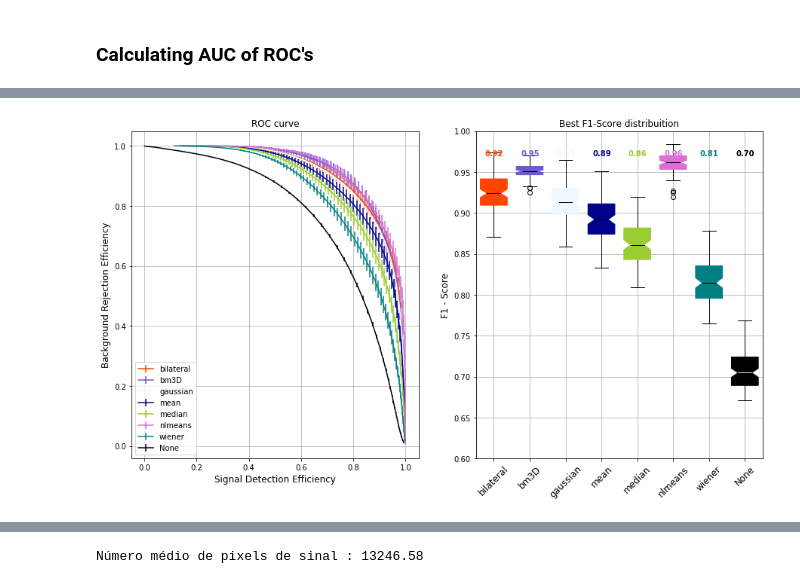
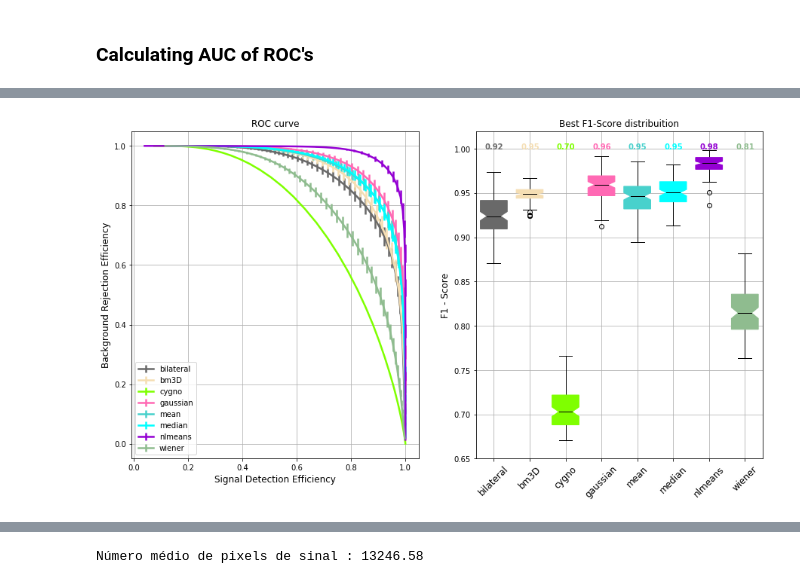
Before and after one commit to Gui1402/filtering_cygnus, a Jupyter notebook: notebooks/new_results.ipynb, the cells around one changed output, grey strips where cells are left out. Saved outputs shown, nothing was run; the diff lists cells and outputs as text; code cells hidden in the pictures.

```diff
--- a/notebooks/new_results.ipynb
+++ b/notebooks/new_results.ipynb
@@ -38,0 +61,3 @@ curves.shape
+# %%
+curves_cygno = np.array(data_cygno['ROC']['array'])
+curves_cygno.shape
@@ -38,0 +66,2 @@ curves.shape
+# %%
+curves = np.append(curves, curves_cygno, axis=3)
@@ -43,5 +76,10 @@ bg_eff = curves[:,1,:,:]
 sg_eff_mean, bg_eff_mean = sg_eff.mean(axis = 0), bg_eff.mean(axis = 0)
 sg_eff_std, bg_eff_std = sg_eff.std(axis = 0), bg_eff.std(axis = 0)
 # %%
-names = data['Filter_name'][0:8]
-params = data['Filter_parameter'][0:8]
+names = []
+params = []
+names = data['Filter_name'][0:curves.shape[3]-1]
+params = data['Filter_parameter'][0:curves.shape[3]-1]
+# %%
+names.append('cygno')
+params.append(' ')
@@ -89,20 +99,25 @@ plt.ylim([0.8,1])
 # %%
-np.random.seed(3)
+np.random.seed(287)
 fig,ax = plt.subplots(1,2, figsize=(15,8))
 filter_names = np.unique(names)
 colors_index = np.random.randint(low=0, high=len(color_names), size=len(filter_names))
 best_times = []
-ind_none = np.where((np.array(names)=='mean'))[0][0]
+select_signals = []
 for i,filter_name in list(enumerate(filter_names)):
     index = np.where(filter_name == np.array(names))[0]
     best_index = index[f1_best_scores[index].argmax()]
-    best_time = time[best_index, :].astype(np.int64).mean()
+    best_time = time[best_index, :].astype(np.int64).mean()/(10**9)
     c = color_names[colors_index[i]]
+
+    x = bg_eff_mean[:, best_index]
+    y = sg_eff_mean[:, best_index]
+    f_xy = interp1d(x, y, fill_value='extrapolate')
+    select_signals.append(f_xy(0.99))
     ax[0].errorbar(sg_eff_mean[:, best_index],
                  bg_eff_mean[:, best_index],
                  yerr = bg_eff_std[:, best_index]/np.sqrt(100),
                  label = names[best_index],
-                 color = c)
+                 color = c, linewidth = 2.5)
     ax[1].boxplot(f1_score_best_per_image[:, best_index],
                   positions = [i],
                   patch_artist=True,
@@ -113,82 +128,24 @@ for i,filter_name in list(enumerate(filter_names)):
                   flierprops=dict(color='black', markeredgecolor='black'),
                   medianprops=dict(color='black'),
                   widths = 0.75)
-    ax[1].text(i-0.25, 0.97,
+    ax[1].text(i-0.25, 1,
                str('%.2f'%np.median(f1_score_best_per_image[:, best_index])),
                color = c,
                fontweight = 'black')
-    #ax[1].set_xlim(-0.5, 7.5)
-    ## plot points
-    #f_sg_bg = interp1d(sg_eff_mean[:, best_index], bg_eff_mean[:, best_index])
-    #f_bg_sg = interp1d(bg_eff_mean[:, best_index], sg_eff_mean[:, best_index])
-
-    #f_sg_en = interp1d(sg_eff_mean[:, best_index], abs(energy_mean[:, best_index]))
-    #sg_detection = f_bg_sg(0.99)
-    #ax[0].plot(sg_detection, 0.99, 'sk', alpha = 0.6)
-    print(filter_name + ': \n' +
-          str(params[best_index]) +
-          '-' +
-          str('%.3f'%np.mean(f1_score_best_per_image[:, best_index])) +
-          '+' +
-          str('%.2f'%np.std(f1_score_best_per_image[:, best_index])) +
-          '- ' +
-          str(int(best_time)) +
-          '- sg (%) : ' +
-          #str(sg_detection) +
-          #" - energy :" +
-          #str(f_sg_en(sg_detection)))
 
 
+    print(filter_name + ': \n' + str(params[best_index]) + '\n Time :' + str(int(best_time)))
 
 
-ax[0].errorbar(sg_eff_mean[:, ind_none],
-               bg_eff_mean[:, ind_none],
-               yerr = bg_eff_std[:, ind_none]/np.sqrt(100),
-               label = 'None',
-               color = 'black')
-ax[1].boxplot(f1_score_best_per_image[:, ind_none],
-              positions = [i+1],
-              patch_artist=True,
-              notch = True,
-              boxprops=dict(facecolor='black', color='black'),
-              capprops=dict(color='black'),
-              whiskerprops=dict(color='black'),
-              flierprops=dict(color='black', markeredgecolor='black'),
-              medianprops=dict(color='white'),
-              widths = 0.75)
-ax[1].text(i+1-0.25, 0.97,
-               str('%.2f'%np.median(f1_score_best_per_image[:, ind_none])),
-               color = 'black',
-               fontweight = 'black')
-
-#f_sg_bg = interp1d(sg_eff_mean[:, ind_none], bg_eff_mean[:, ind_none])
-#f_bg_sg = interp1d(bg_eff_mean[:, ind_none], sg_eff_mean[:, ind_none])
-#f_sg_en = interp1d(sg_eff_mean[:, ind_none], abs(energy_mean[:, ind_none]))
-#print('None' + ': ' +
-#      str(params[ind_none]) +
-#      '-' +
-#      str('%.3f'%np.mean(f1_score_best_per_image[:, ind_none])) +
-#      '+' +
-#      str('%.2f'%np.std(f1_score_best_per_image[:, ind_none])) +
-#      '- ' +
-#      str(int(best_time)) +
-#      '- sg (%) : ' +
-#      str(f_bg_sg(0.99)) +
-#      '- en : '+
-#      str(f_sg_en(sg_detection)))
-
-#ax[0].plot(f_bg_sg(0.99),0.99, 'sk', alpha = 0.6, label = '99% Background Rejection')
-
-#ax[1].set_xticks(range(0, len(filter_names), filter_names)
 ax[0].set_xlabel('Signal Detection Efficiency', fontsize=12)
 ax[0].set_ylabel('Background Rejection Efficiency', fontsize=12)
 ax[0].grid()
 ax[0].legend()
 ax[1].grid()
-#ax[1].set_xticks(range(0, len(filter_names), list(filter_names)))
+ax[1].set_xticks(range(0, len(filter_names)), list(filter_names))
 ax[1].set_xticklabels(np.append(filter_names,'None'),
                     rotation=45, fontsize=12)
-ax[1].set_ylim(0.6, 1.)
+ax[1].set_ylim(0.65, 1.02)
 ax[1].set_ylabel('F1 - Score', fontsize=12)
 ax[1].set_title('Best F1-Score distribuition')
 ax[0].set_title('ROC curve')
@@ -197 +171 @@ Text(0.5, 1.0, 'ROC curve')
-[figure, old version]
+[figure, new version]
```
Also changed, not shown: parts of 21 cells of this notebook, 3 other files.
